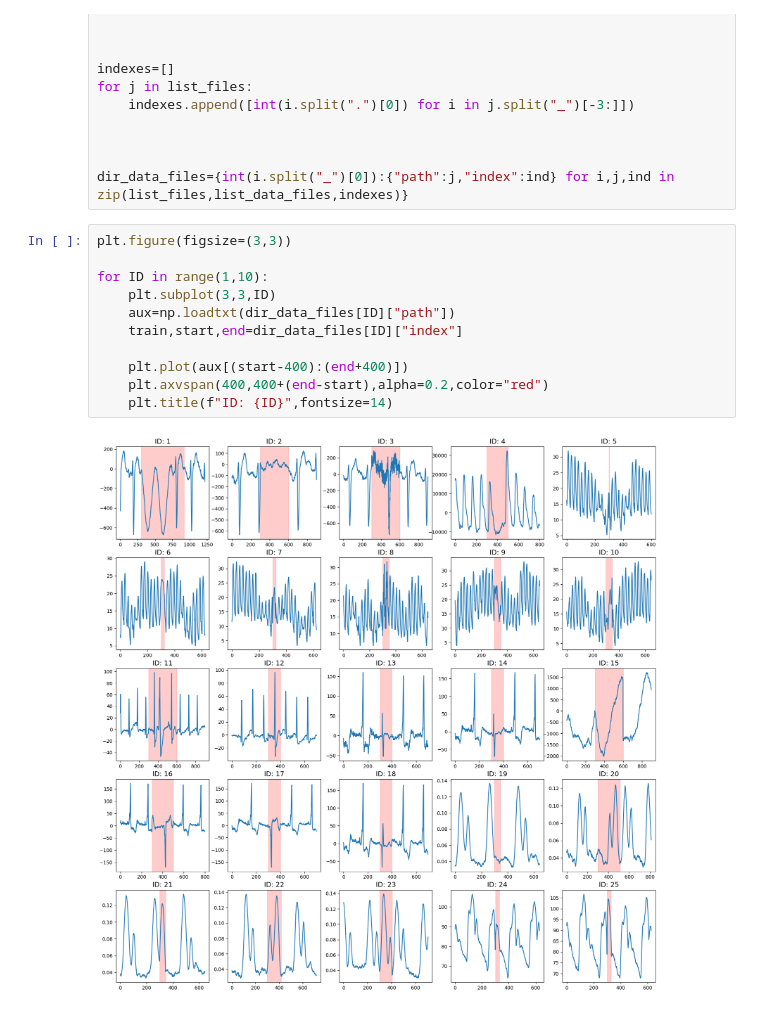
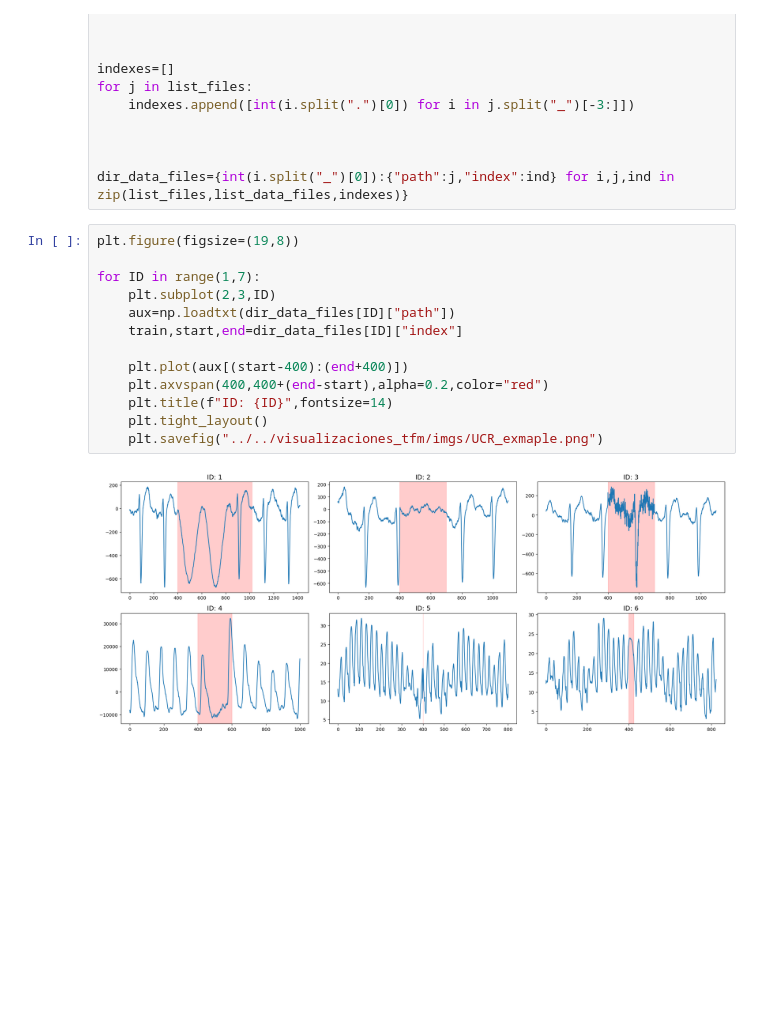
Before and after one commit to ArturoSirvent/TFM, a Jupyter notebook: 3-ApplyModel/notebooks/3-ViewRealDataUCR.ipynb, the cells around one changed output. Cells and saved outputs as stored; diff of their text form; blank space fills up the shorter version.

```diff
--- a/3-ApplyModel/notebooks/3-ViewRealDataUCR.ipynb
+++ b/3-ApplyModel/notebooks/3-ViewRealDataUCR.ipynb
@@ -23,15 +23,17 @@ for j in list_files:
 
 dir_data_files={int(i.split("_")[0]):{"path":j,"index":ind} for i,j,ind in zip(list_files,list_data_files,indexes)}
 # %%
-plt.figure(figsize=(3,3))
+plt.figure(figsize=(19,8))
 
-for ID in range(1,10):
-    plt.subplot(3,3,ID)
+for ID in range(1,7):
+    plt.subplot(2,3,ID)
     aux=np.loadtxt(dir_data_files[ID]["path"])
     train,start,end=dir_data_files[ID]["index"]
 
     plt.plot(aux[(start-400):(end+400)])
     plt.axvspan(400,400+(end-start),alpha=0.2,color="red")
     plt.title(f"ID: {ID}",fontsize=14)
+    plt.tight_layout()
+    plt.savefig("../../visualizaciones_tfm/imgs/UCR_exmaple.png")
 # %% [output]
-[figure, old version]
+[figure, new version]
```
Also changed, not shown: 4 other files.
